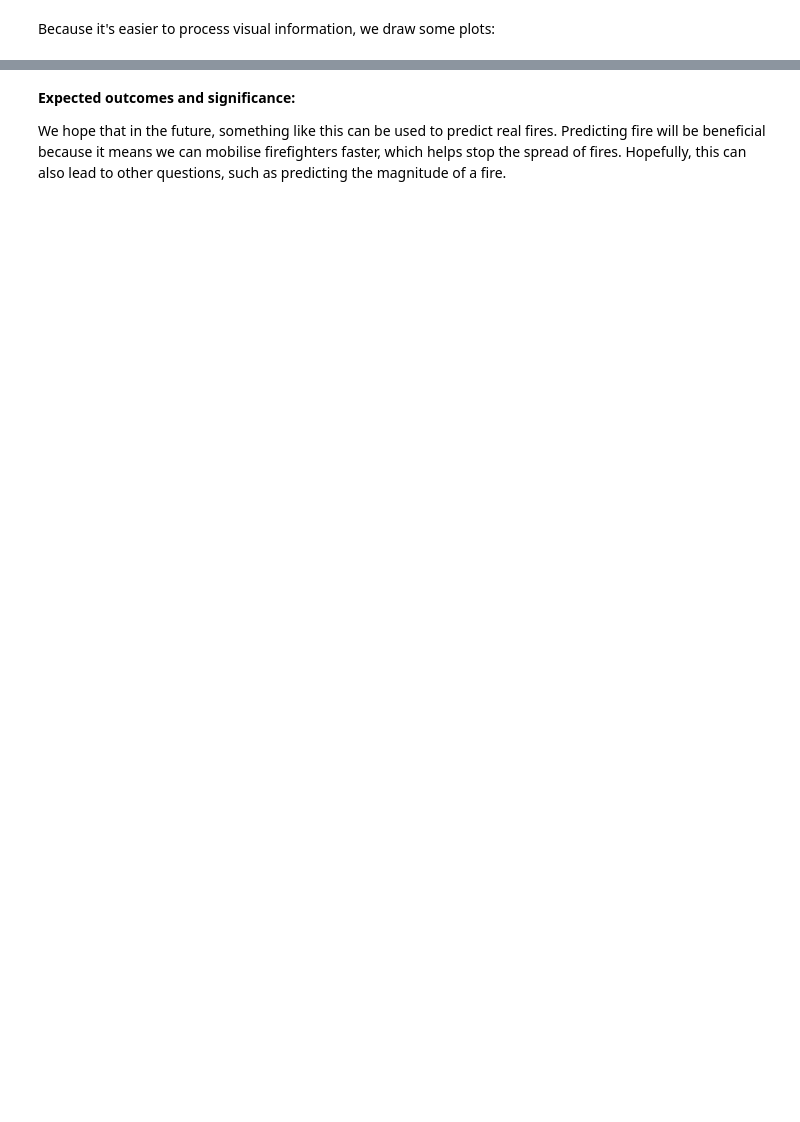
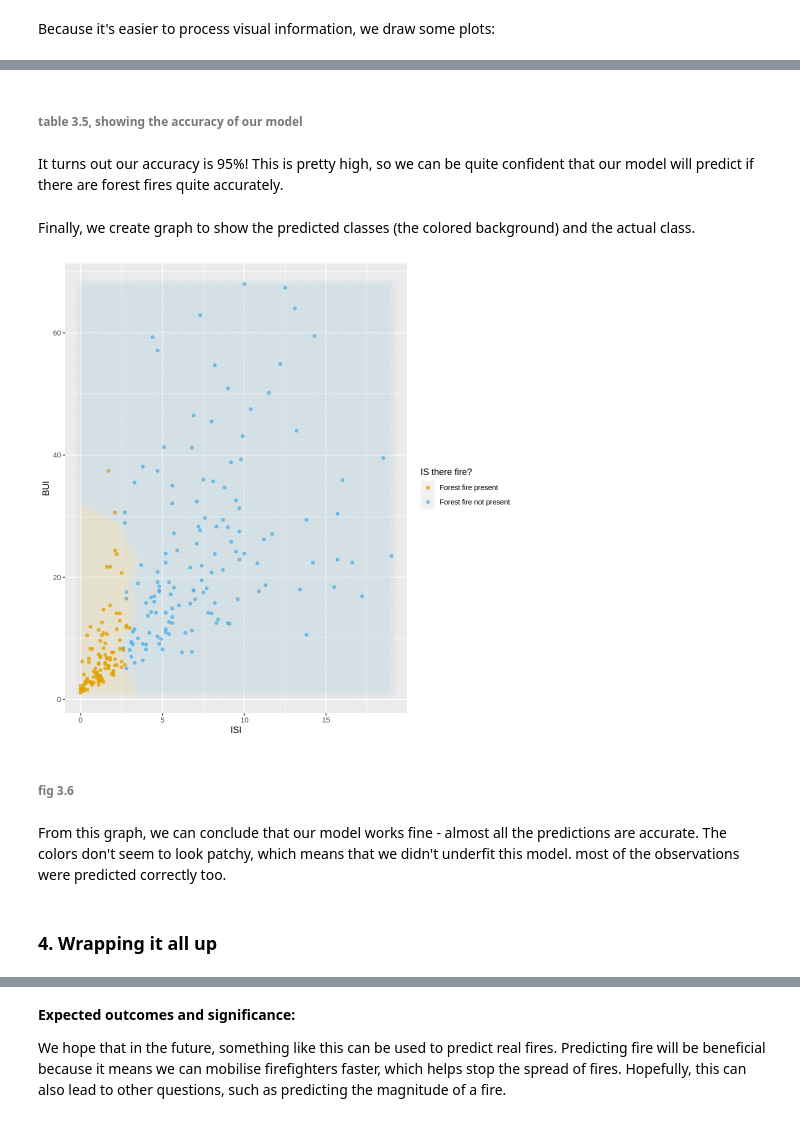
Before and after one commit to DSCI-310-2023/dsci-310-group-10-GCC, a Jupyter notebook: forest_fire_prediction.ipynb, the cells around one changed output, grey strips where cells are left out. Drawn from its saved outputs; the diff is of its cells as text; code cells hidden in the pictures; blank space fills up the shorter version.

```diff
--- a/forest_fire_prediction.ipynb
+++ b/forest_fire_prediction.ipynb
@@ -267,0 +393,13 @@ We plan to visualise our model's results using a scatter plot that shows the `IS
+# %%
+#we don't need to make a new recipe, since we can reuse the recipe from the last step.
+
+# making the model specification, this time specifying the number of neighbors we want
+knn_spec <- nearest_neighbor(weight_func = "rectangular", neighbors = 5) %>%
+  set_engine("kknn") %>%
+  set_mode("classification")
+
+# fitting the spec and recipe to the workflow
+knn_fit <- workflow() %>%
+  add_recipe(fire_recipe) %>%
+  add_model(knn_spec) %>%
+  fit(data = fire_train)
@@ -267,0 +453,40 @@ We plan to visualise our model's results using a scatter plot that shows the `IS
+# %% [markdown]
+###### table 3.5, showing the accuracy of our model
+# %% [markdown]
+It turns out our accuracy is 95%! This is pretty high, so we can be quite confident that our model will predict if there are forest fires quite accurately.
+# %% [markdown]
+Finally, we create graph to show the predicted classes (the colored background) and the actual class.
+# %%
+options(repr.plot.width=8, repr.plot.height=8)
+cbPalette <- c("#E69F00", "#56B4E9", "#009E73", "#F0E442", "#0072B2", "#D55E00", "#CC79A7", "#999999")
+
+# create the grid of area/smoothness vals, and arrange in a data frame
+# forest_fires$BUI means forest_fire df, BUI column
+
+isi_grid <- seq(min(forest_fires$ISI), max(forest_fires$ISI), length.out = 100)
+bui_grid <- seq(min(forest_fires$BUI), max(forest_fires$BUI), length.out = 100)
+asgrid <- as_tibble(expand.grid(ISI = isi_grid, BUI = bui_grid))
+
+# use the fit workflow to make predictions at the grid points
+knnPredGrid <- predict(knn_fit, asgrid)
+
+# bind the predictions as a new column with the grid points
+prediction_table <- bind_cols(knnPredGrid, asgrid) %>% rename(Classes = .pred_class)
+
+# plot a graph
+wkflw_plot <-
+  ggplot() +
+  geom_point(data = forest_fires, mapping = aes(x = ISI, y = BUI, color = Classes), alpha = 0.75) +
+  geom_point(data = prediction_table, mapping = aes(x = ISI, y = BUI, color = Classes), alpha = 0.02, size = 5.) +
+  labs(color = "IS there fire?") +
+  scale_color_manual(labels = c("Forest fire present", "Forest fire not present"), values = cbPalette)
+
+wkflw_plot
+# %% [output]
+[figure, added]
+# %% [markdown]
+###### fig 3.6
+# %% [markdown]
+From this graph, we can conclude that our model works fine - almost all the predictions are accurate. The colors don't seem to look patchy, which means that we didn't underfit this model. most of the observations were predicted correctly too.
+# %% [markdown]
+### 4. Wrapping it all up
```
Also changed, not shown: parts of 63 cells of this notebook.
